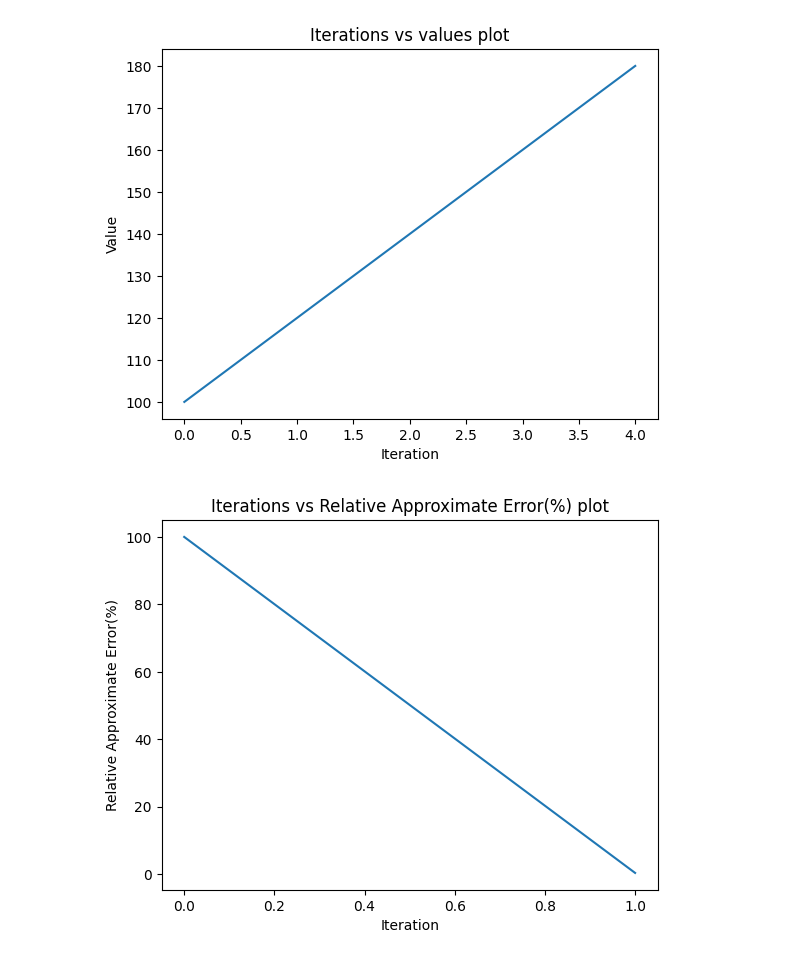
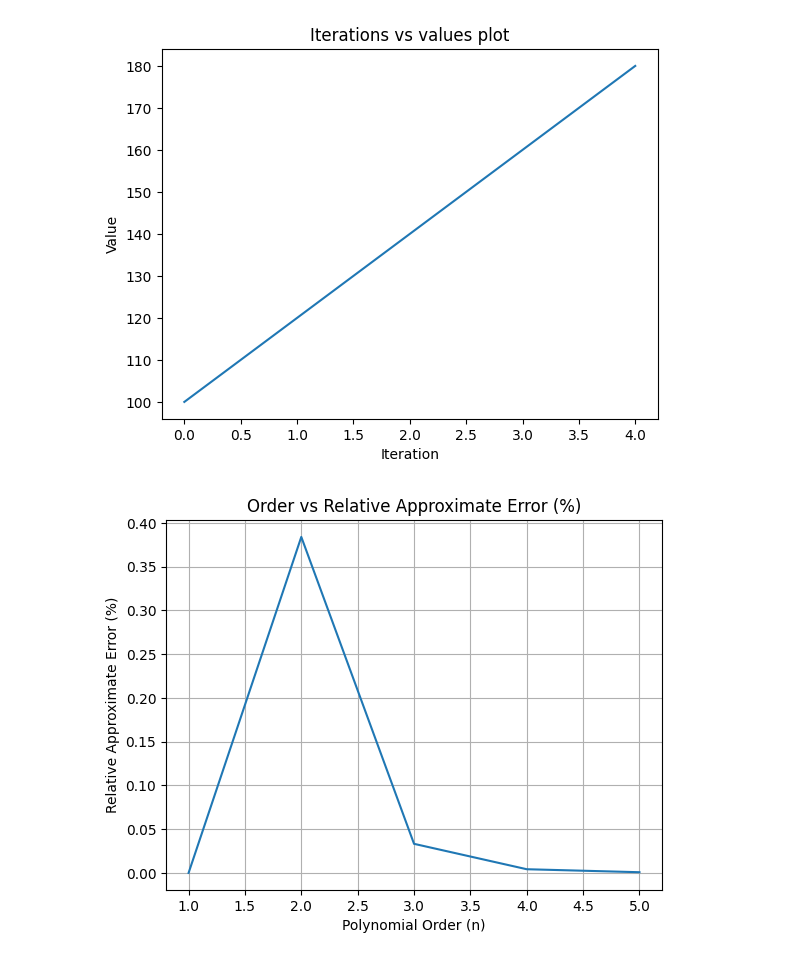
Before and after one commit to nabilanewaz/NM, a Jupyter notebook: Nabila_Newaz_210041216_CSE_Math4642_Lab3_GroupA.ipynb, the cells around one changed output. Cells and saved outputs as stored; diff of their text form; code cells hidden in the pictures.

```diff
--- a/Nabila_Newaz_210041216_CSE_Math4642_Lab3_GroupA.ipynb
+++ b/Nabila_Newaz_210041216_CSE_Math4642_Lab3_GroupA.ipynb
@@ -205,21 +205,26 @@ plt.show()
 # %% [output]
 [figure]
 # %%
-# Write your code here for finding the relative approximate errors for different orders of the polynomial.
 import numpy as np
 import matplotlib.pyplot as plt
-iters = np.arange(0, 2) #start=0, stop=5, and since no step is given, so default step=1
-epsilon=[]
-current_value=0
-for i in range(len(iters)):
-    sum=NDD(t, v, i+1, 16)
-    epsilon.append(abs(sum-current_value)/sum*100)
-    current_value=sum
 
-plt.plot(iters, epsilon)
-plt.title("Iterations vs Relative Approximate Error(%) plot")
-plt.xlabel("Iteration")
-plt.ylabel("Relative Approximate Error(%)")
+newiters = np.arange(1, 6)
+newepsilon = []
+
+prev_value = NDD(t, v, 1, 16)
+newepsilon.append(0)
+
+for i in range(2, 6):
+    curr_value = NDD(t, v, i, 16)
+    error = abs((curr_value - prev_value) / curr_value) * 100
+    newepsilon.append(error)
+    prev_value = curr_value
+
+plt.plot(newiters, newepsilon)
+plt.title("Order vs Relative Approximate Error (%)")
+plt.xlabel("Polynomial Order (n)")
+plt.ylabel("Relative Approximate Error (%)")
+plt.grid(True)
 plt.show()
 # %% [output]
-[figure, old version]
+[figure, new version]
```
